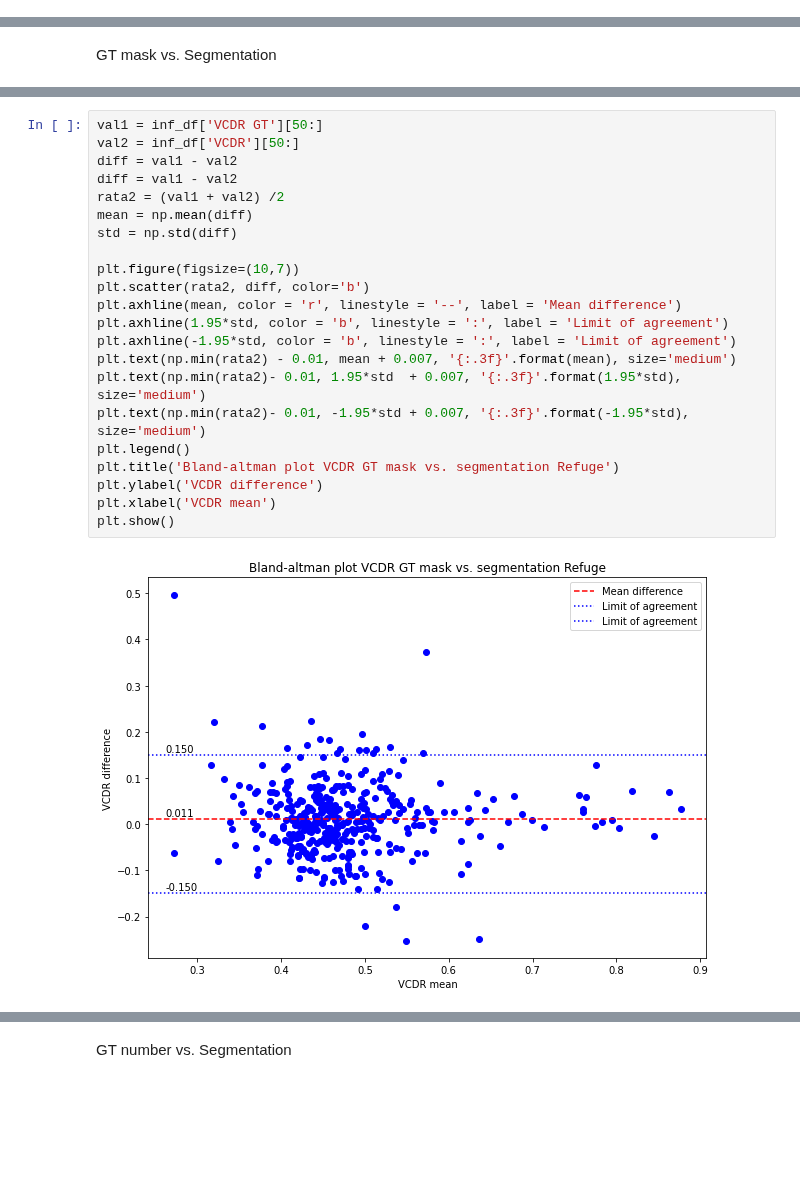
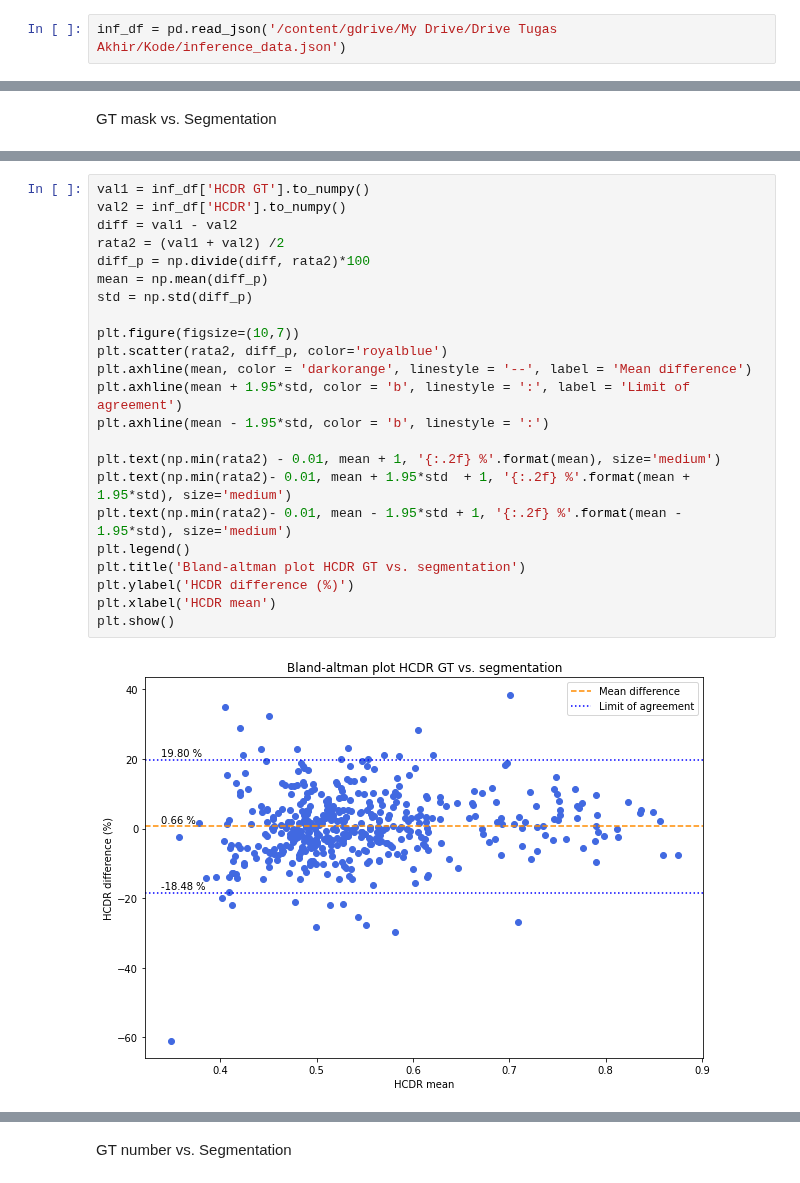
Before and after one commit to anasnafis77/Glaucoma-Detection-UNet, a Jupyter notebook: Glaucoma_inference.ipynb, the cells around one changed output, grey strips where cells are left out. Drawn from its saved outputs; the diff is of its cells as text; blank space fills up the shorter version.

Commit message:
Update inference

```diff
--- a/Glaucoma_inference.ipynb
+++ b/Glaucoma_inference.ipynb
@@ -132,0 +92,2 @@ print(y.shape)
+# %%
+inf_df = pd.read_json('/content/gdrive/My Drive/Drive Tugas Akhir/Kode/inference_data.json')
@@ -452,25 +413,26 @@ plt.show()
 # %%
-val1 = inf_df['VCDR GT'][50:]
-val2 = inf_df['VCDR'][50:]
-diff = val1 - val2
+val1 = inf_df['HCDR GT'].to_numpy()
+val2 = inf_df['HCDR'].to_numpy()
 diff = val1 - val2
 rata2 = (val1 + val2) /2
-mean = np.mean(diff)
-std = np.std(diff)
+diff_p = np.divide(diff, rata2)*100
+mean = np.mean(diff_p)
+std = np.std(diff_p)
 
 plt.figure(figsize=(10,7))
-plt.scatter(rata2, diff, color='b')
-plt.axhline(mean, color = 'r', linestyle = '--', label = 'Mean difference')
-plt.axhline(1.95*std, color = 'b', linestyle = ':', label = 'Limit of agreement')
-plt.axhline(-1.95*std, color = 'b', linestyle = ':', label = 'Limit of agreement')
-plt.text(np.min(rata2) - 0.01, mean + 0.007, '{:.3f}'.format(mean), size='medium')
-plt.text(np.min(rata2)- 0.01, 1.95*std  + 0.007, '{:.3f}'.format(1.95*std), size='medium')
-plt.text(np.min(rata2)- 0.01, -1.95*std + 0.007, '{:.3f}'.format(-1.95*std), size='medium')
+plt.scatter(rata2, diff_p, color='royalblue')
+plt.axhline(mean, color = 'darkorange', linestyle = '--', label = 'Mean difference')
+plt.axhline(mean + 1.95*std, color = 'b', linestyle = ':', label = 'Limit of agreement')
+plt.axhline(mean - 1.95*std, color = 'b', linestyle = ':')
+
+plt.text(np.min(rata2) - 0.01, mean + 1, '{:.2f} %'.format(mean), size='medium')
+plt.text(np.min(rata2)- 0.01, mean + 1.95*std  + 1, '{:.2f} %'.format(mean + 1.95*std), size='medium')
+plt.text(np.min(rata2)- 0.01, mean - 1.95*std + 1, '{:.2f} %'.format(mean - 1.95*std), size='medium')
 plt.legend()
-plt.title('Bland-altman plot VCDR GT mask vs. segmentation Refuge')
-plt.ylabel('VCDR difference')
-plt.xlabel('VCDR mean')
+plt.title('Bland-altman plot HCDR GT vs. segmentation')
+plt.ylabel('HCDR difference (%)')
+plt.xlabel('HCDR mean')
 plt.show()
 # %% [output]
-[figure, old version]
+[figure, new version]
 # %%
```
Also changed, not shown: parts of 37 cells of this notebook.
